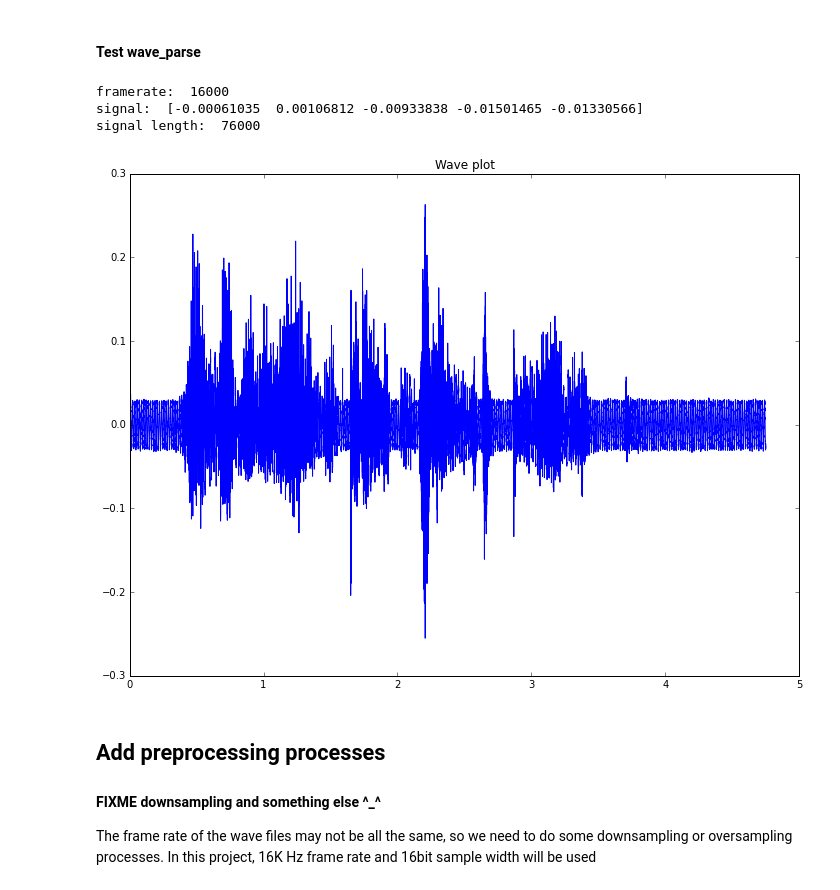
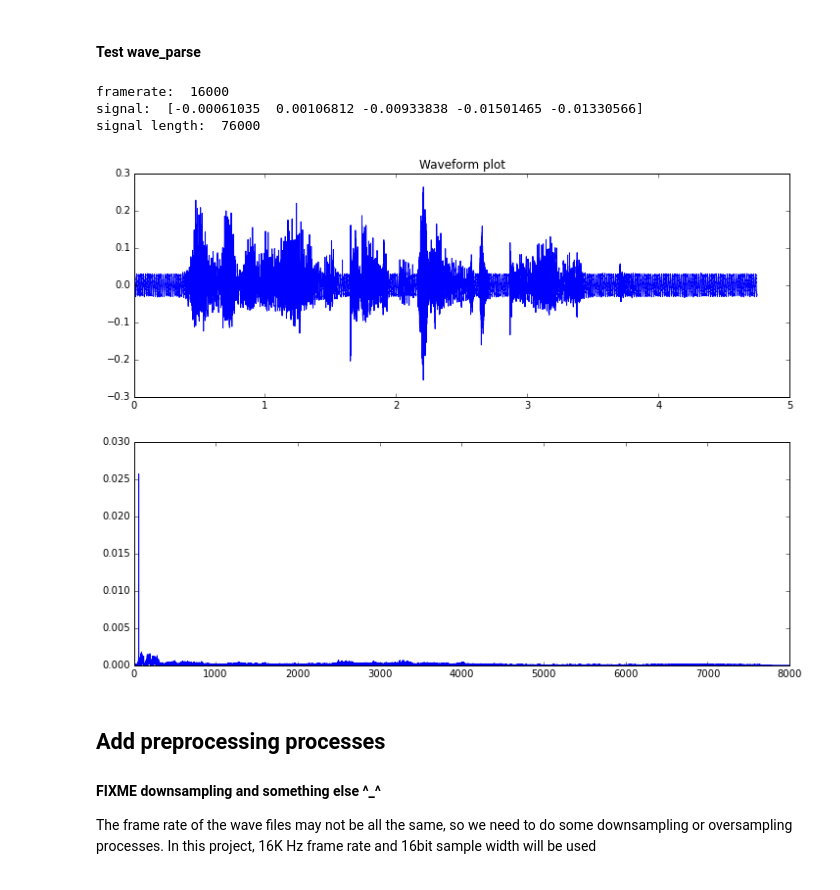
Before and after one commit to lambdalpha/ml4, a Jupyter notebook: notebooks/Speech Recognition Step 1 Data preparation.ipynb, the cells around one changed output. Cells and saved outputs as stored; diff of their text form; code cells hidden in the pictures.

```diff
--- a/notebooks/Speech Recognition Step 1 Data preparation.ipynb
+++ b/notebooks/Speech Recognition Step 1 Data preparation.ipynb
@@ -32,28 +32,36 @@ def wave_parse(infile):
 # %%
 import scipy
 import pylab
 import matplotlib
 import matplotlib.pyplot as plt
 
 #matplotlib.style.use('ggplot')
 %matplotlib inline
 
 (framerate, signal) = wave_parse("/AIP/2old2play-20110606-wlt/wav/a0233.wav")
 print("framerate: ", framerate)
 print("signal: ",signal[0:5])
 print("signal length: ", len(signal))
 
 time = np.array(range(0, len(signal)))/framerate
+L = len(signal)
+NFFT = pow(2, int(np.log2(L)+1))
+ft = np.fft.rfft(signal, NFFT)/L
+f = framerate / 2 * np.linspace(0, 1, NFFT/2 + 1)
 
 plt.figure(figsize=(12,9))
+plt.subplot(2,1,1)
 plt.plot(time, signal)
-plt.title("Wave plot")
+plt.title("Waveform plot")
+
+plt.subplot(2,1,2)
+plt.plot(f,2*np.abs(ft))
 plt.show()
 # %% [output]
 framerate:  16000
 signal:  [-0.00061035  0.00106812 -0.00933838 -0.01501465 -0.01330566]
 signal length:  76000
-[figure, old version]
+[figure, new version]
 # %% [markdown]
 ## Add preprocessing processes
 #### FIXME downsampling and something else ^_^
```
Also changed, not shown: parts of 1 cell of this notebook, 2 other files.
